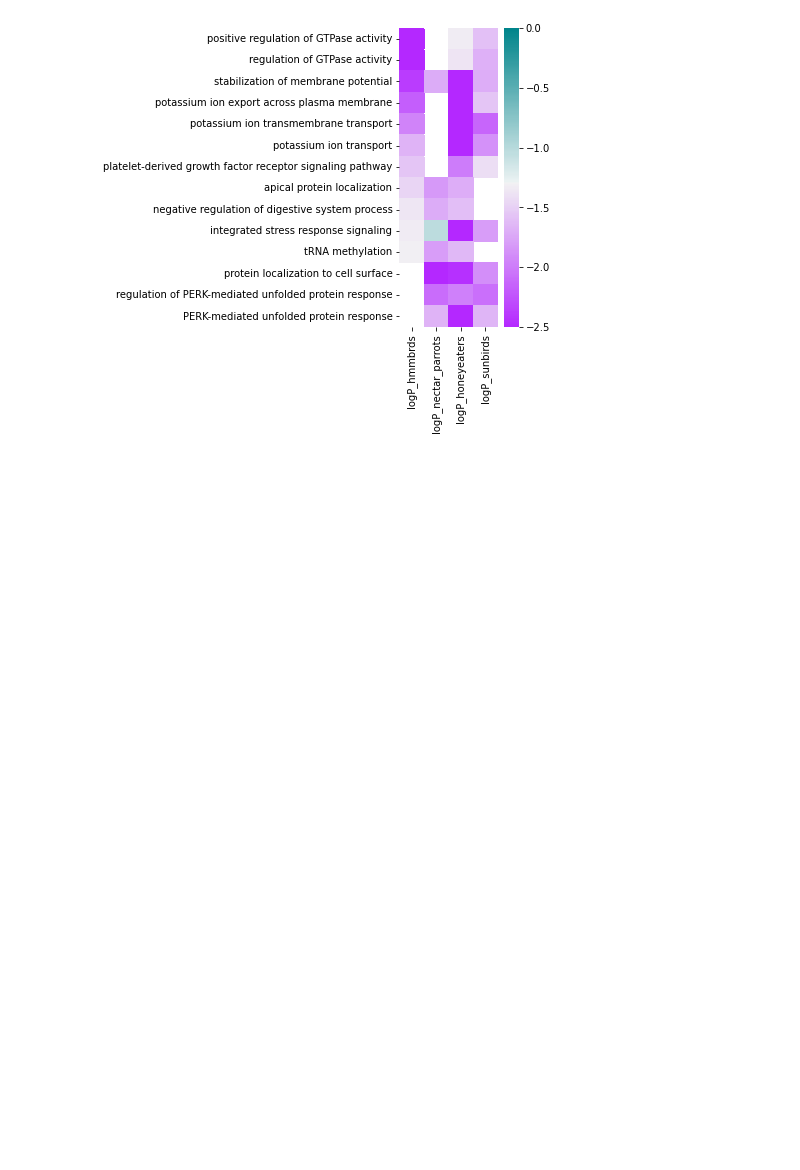
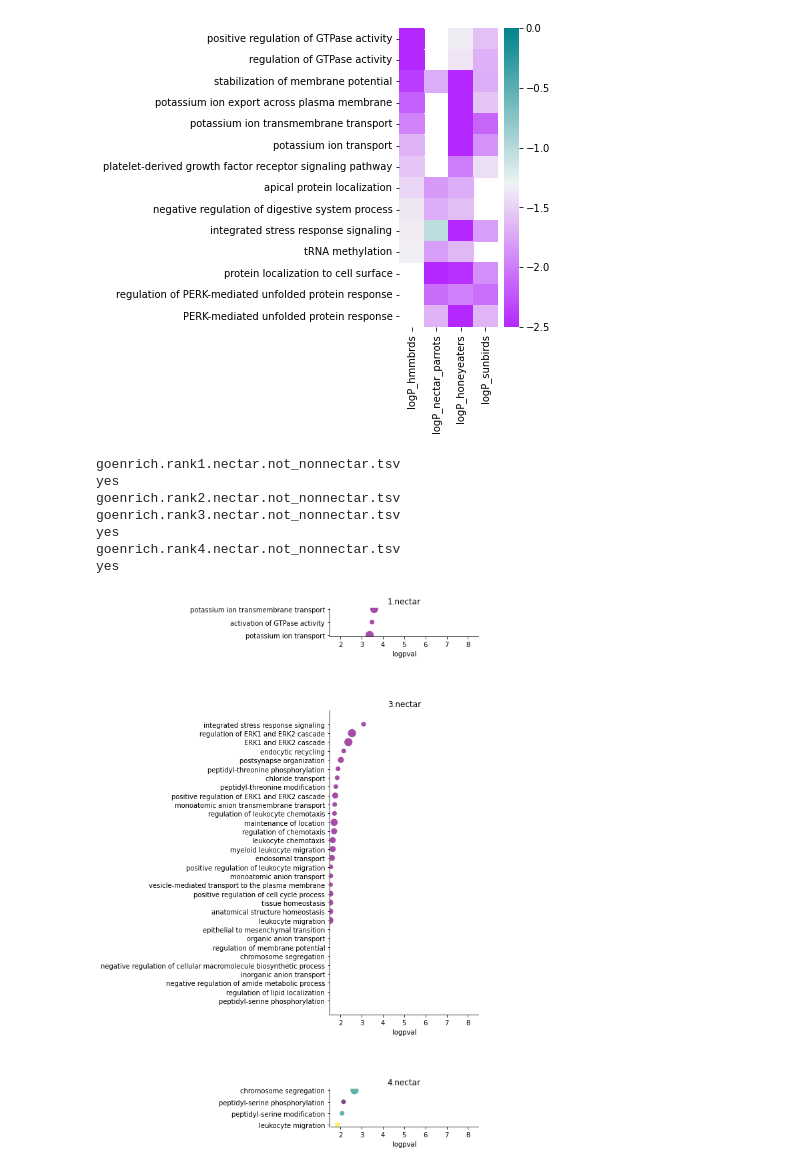
Before and after one commit to osipovarev/absrel, a Jupyter notebook: enrich_go_analysis.ipynb, the cells around one changed output. Drawn from its saved outputs; the diff is of its cells as text; code cells hidden in the pictures; blank space fills up the shorter version.

Commit message:
backed up changes from Wed Feb  7 16:39:24 EST 2024 in the project /Users/osipova/Documents/LabDocs/NectarivoryProject/absrel

```diff
--- a/enrich_go_analysis.ipynb
+++ b/enrich_go_analysis.ipynb
@@ -107,3 +107,72 @@ pdf_name = 'clusterProfiler.absrel_2024_results.4_lists.pdf'
 The DivergingNorm class was deprecated in Matplotlib 3.2 and will be removed two minor releases later. Use TwoSlopeNorm instead.
   This is separate from the ipykernel package so we can avoid doing imports until
 [figure]
+# %%
+## GO Enrichmens SweepFinder2. ClusterProfiler
+dir_path = '/Users/osipova/Documents/LabDocs/NectarivoryProject/absrel/absrel_analysis_2024/{}/ClusterProfiler/'.format(v)
+dbs = ['1.nectar', '2.nectar', '3.nectar', '4.nectar']
+
+# q_cutoff = 0.5
+p_cutoff = 0.5
+count_cutoff = 4
+count_cutoff = 3
+
+## Load data
+DF_dbs = {}
+nonzero_dbs = []
+for db in dbs:
+#     file_name = 'PopGen_{}/SF2.go_enrich.1Mb_domain.tsv'.format(db)
+    file_name = 'goenrich.rank{}.not_nonnectar.tsv'.format(db)
+    print(file_name)
+    file_data = glob(dir_path + file_name)[0]
+    df = pd.read_csv(file_data, sep='\t')
+    df = df[df['p.adjust'] < p_cutoff]
+    df = df[df['Count'] >= count_cutoff]
+
+    if df.shape[0] > 0:
+        print('yes')
+        df['GOfull'] = df['Description'] + '  ' + df['ID']
+        df['logpval'] = - np.log10(df['pvalue'])
+        df['ngenes'], df['nset'] = df['GeneRatio'].str.split('/').str
+        df['ratio'] = (pd.to_numeric(df['ngenes']) / pd.to_numeric(df['nset']) * 1000).astype(int)
+        DF_dbs[db] = df
+        nonzero_dbs.append(db)
+
+
+## Plot barplots p-value DoS > 0 and DoS < 0
+db_ratios = [DF_dbs[db].shape[0] for db in nonzero_dbs]
+fig, axes = plt.subplots(len(nonzero_dbs), 1, gridspec_kw={'height_ratios': db_ratios},
+                         figsize=(4, 6*len(nonzero_dbs)))
+
+blue = '#2b83ba'
+red = '#d7191c'
+c = 'purple'
+min_ratio = 50
+max_ratio = 150
+
+i = 0
+for db in nonzero_dbs:
+    axi = axes[i]
+    dfi = DF_dbs[db]
+    sns.scatterplot(ax=axi, data=dfi, x='logpval', y='Description', size='ratio',
+                    sizes=(min_ratio, max_ratio), color=c, alpha=0.7, linewidth=0)
+    axi.set(xlim=(1.5, 8.5), ylabel='')
+    axi.set_title(db)
+    axi.legend([], [], frameon=False)
+    i += 1
+
+sns.despine(fig=None, ax=None, left=False, bottom=False, offset=None, trim=False)
+fig.subplots_adjust(bottom=0, top=0.6, wspace=0, hspace=0.6)
+fig.tight_layout()
+
+pdf_name = 'SF2.enrichGO.withBG.clusterProfiler.1Mb_domain.pdf'
+# fig.savefig(pdf_name, bbox_inches='tight')
+# %% [output]
+goenrich.rank1.nectar.not_nonnectar.tsv
+yes
+goenrich.rank2.nectar.not_nonnectar.tsv
+goenrich.rank3.nectar.not_nonnectar.tsv
+yes
+goenrich.rank4.nectar.not_nonnectar.tsv
+yes
+[figure, added]
```
Also changed, not shown: 7 other files.
